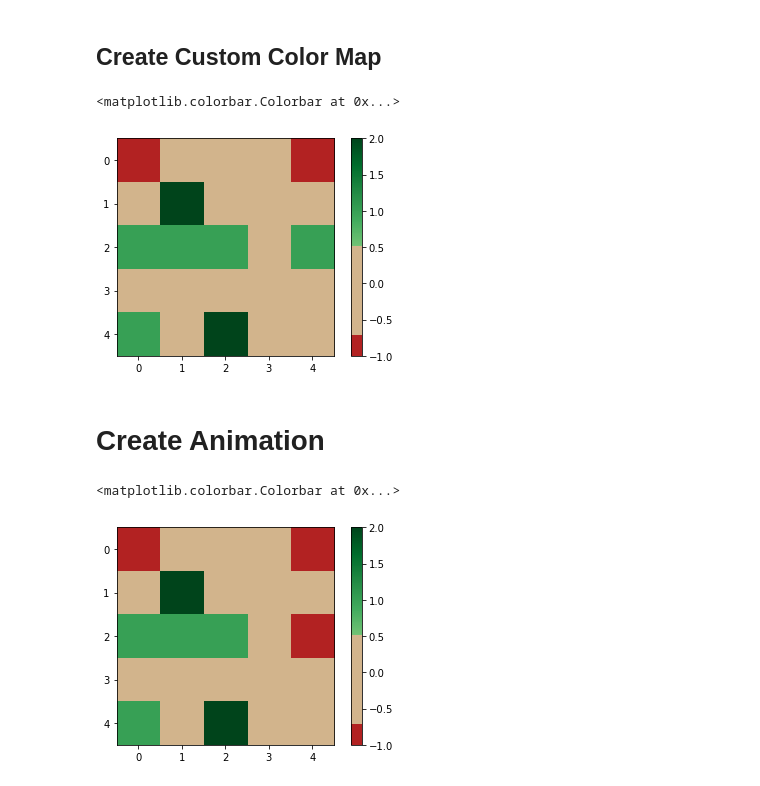
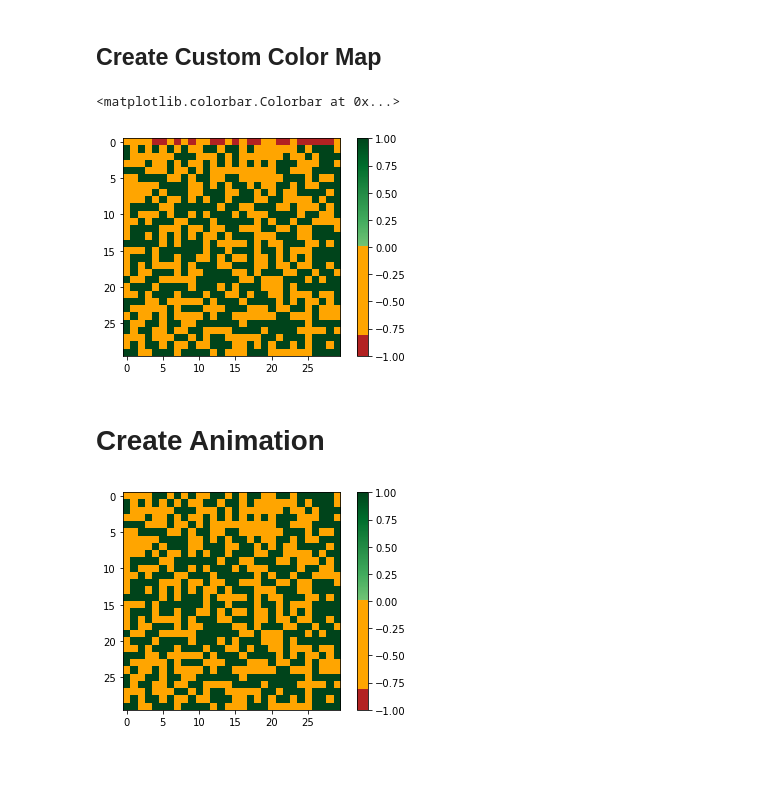
Before and after one commit to advancedchimp/bushfire_percolation, a Jupyter notebook: Percolation.ipynb, the cells around one changed output. Saved outputs shown, nothing was run; the diff lists cells and outputs as text; code cells hidden in the pictures.

Commit message:
fix animation

```diff
--- a/Percolation.ipynb
+++ b/Percolation.ipynb
@@ -121,7 +90,4 @@ def simulate(p, N, mode):
 
     return matrices
 # %%
-mats = simulate(.5, 5, 'poisson')
+mats = simulate(.5, 30, 'bernoulli')
-# %%
-for mat in mats:
-    print(mat, '\n')
@@ -146,4 +94,2 @@ for mat in mats:
 # %% [markdown]
 # Plotting and Animating
-# %%
-mat = mats[0]
@@ -161,7 +101,7 @@ from matplotlib import colors
 from matplotlib.colors import ListedColormap
 # %%
 red = np.array([colors.to_rgba('firebrick')])
-brown = np.array([colors.to_rgba('tan')])
+brown = np.array([colors.to_rgba('orange')])
 greens = cm.get_cmap('Greens', 256)
 newcolors = greens(np.linspace(0, 1, 256))
 # %%
@@ -170,9 +110,9 @@ newcolors[25:129, :] = brown
 newcmp = ListedColormap(newcolors)
 # %%
 plt.imshow(mats[1], cmap = newcmp, vmin = -1)
-plt.colorbar(
+plt.colorbar()
 # %% [output]
 <matplotlib.colorbar.Colorbar at 0x...>
-[figure, old version]
+[figure, new version]
 # %% [markdown]
 # Create Animation
@@ -179,10 +124,17 @@ plt.colorbar(
 # %%
 ims = []
-plt.subplots()
-for mat in mats:
-    im = plt.imshow(mat, cmap = newcmp, vmin = -1)
-    ims.append(im)
-plt.colorbar()
+fig, ax = plt.subplots()
+for i, mat in enumerate(mats):
+    im = plt.imshow(mat, cmap = newcmp, vmin = -1, animated=True)
+
+    #
+    if i==0:
+        im = plt.imshow(mat, cmap = newcmp, vmin = -1, animated=True)
+        plt.colorbar()
+    ims.append([im])
+
+anim = animation.ArtistAnimation(fig, ims, interval=300, blit=True,
+                                repeat_delay=1000)
+plt.show()
 # %% [output]
-<matplotlib.colorbar.Colorbar at 0x...>
-[figure, old version]
+[figure, new version]
```
Also changed, not shown: parts of 10 cells of this notebook.
